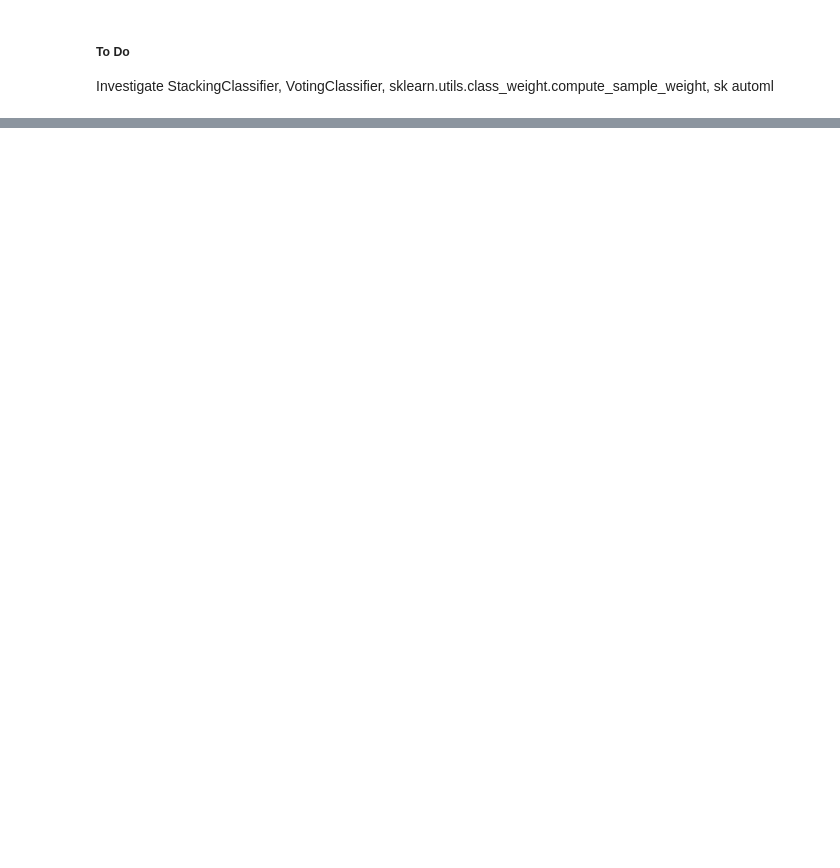
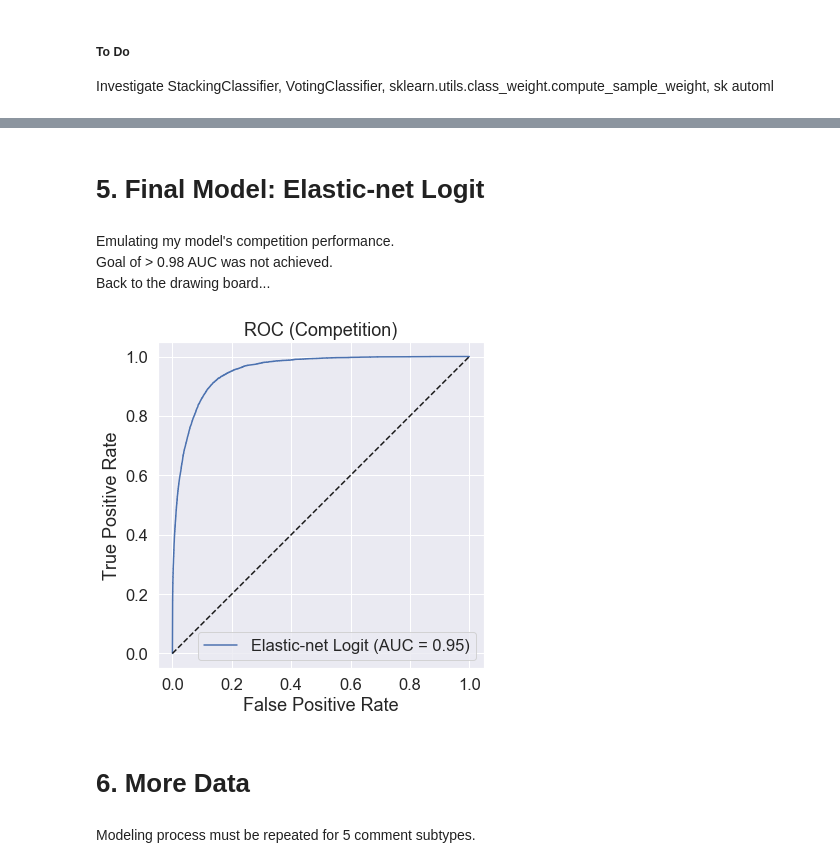
Before and after one commit to kchien3/identifying-toxic-wikipedia-comments, a Jupyter notebook: toxic_comments_project.ipynb, the cells around one changed output, grey strips where cells are left out. Saved outputs shown, nothing was run; the diff lists cells and outputs as text; code cells hidden in the pictures; blank space fills up the shorter version.

```diff
--- a/toxic_comments_project.ipynb
+++ b/toxic_comments_project.ipynb
@@ -745,0 +375,9 @@ attack_worker_demographics = pd.read_csv('data/4054689/attack_worker_demographic
+# %%
+%%time
+#MultinomialNB #can tune smoothing alpha
+mnb = make_pipeline(TfidfVectorizer(), MultinomialNB(alpha=0.4))
+scores_mnb = cross_validate(mnb, X_train, y_train, scoring='roc_auc', n_jobs=-1)
+print(mnb.steps, [[k, v.mean(), v.std()] for k, v in scores_mnb.items()], sep='\n')
+
+# fit best model-to-date
+mnb.fit(X_train, y_train)
@@ -745,0 +775,22 @@ attack_worker_demographics = pd.read_csv('data/4054689/attack_worker_demographic
+# %% [markdown]
+# 5. Final Model: Elastic-net Logit
+# %% [markdown]
+Emulating my model's competition performance.
+Goal of > 0.98 AUC was not achieved.
+Back to the drawing board...
+# %%
+X_test_private = df_test_clean['comment_text']
+y_test_private = df_test_clean['toxic']
+
+fig, ax = plt.subplots(figsize=(8, 6), tight_layout=True)
+plot_roc_curve(lr, X_test_private, y_test_private, ax=ax, name='Elastic-net Logit')
+ax.plot([0, 1], [0, 1], 'k--')
+ax.set_title('ROC (Competition)')
+ax.set_aspect('equal')
+plt.show()
+# %% [output]
+[figure, added]
+# %% [markdown]
+# 6. More Data
+# %% [markdown]
+Modeling process must be repeated for 5 comment subtypes.
```
Also changed, not shown: parts of 74 cells of this notebook.
